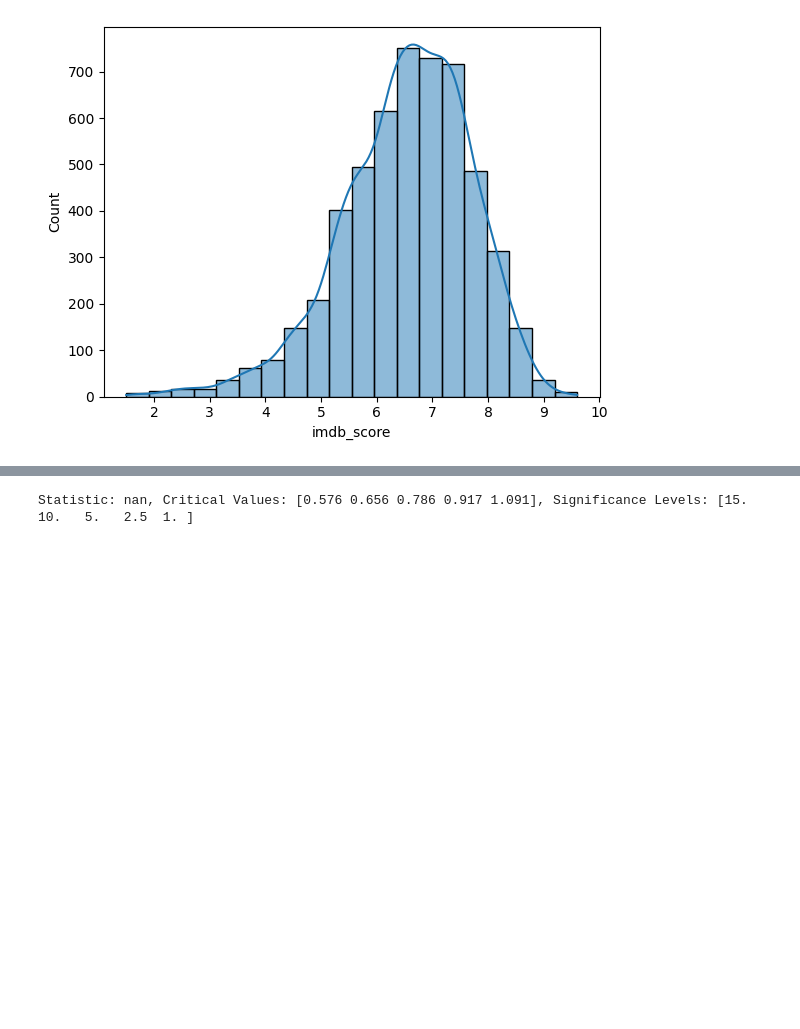
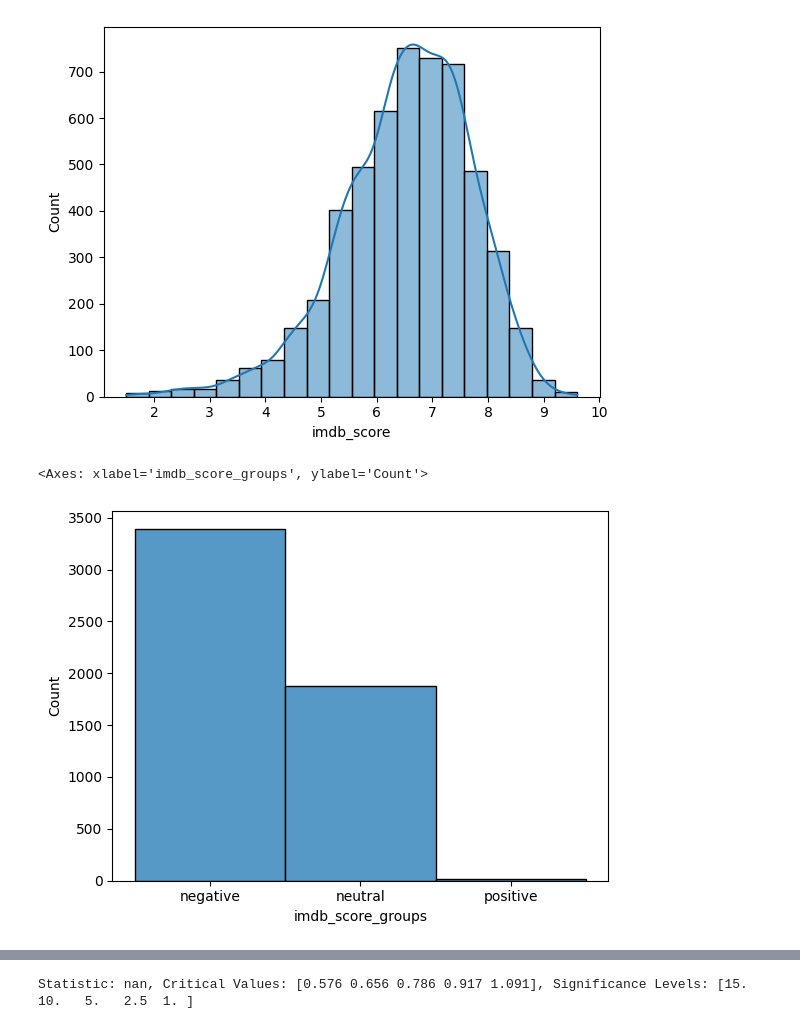
Before and after one commit to AllaKop/Netflix_IMDB_Scores, a Jupyter notebook: Netflix.ipynb, the cells around one changed output, grey strips where cells are left out. Drawn from its saved outputs; the diff is of its cells as text; code cells hidden in the pictures; blank space fills up the shorter version.

```diff
--- a/Netflix.ipynb
+++ b/Netflix.ipynb
@@ -103,3 +119,12 @@ print(f'Statistic: {result.statistic}, Critical Values: {result.critical_values}
 # %% [output]
 Statistic: 24.13819008979226, Critical Values: [0.576 0.656 0.786 0.917 1.091], Significance Levels: [15.  10.   5.   2.5  1. ]
 [figure]
+# %%
+"""Cut imdb_score into groups - 1-6 negative, 7-8 neutral, 9-10 positive"""
+
+netflix['imdb_score_groups'] = pd.cut(netflix['imdb_score'], bins=[1, 7, 9, float('inf')], labels=['negative', 'neutral', 'positive'])
+
+sns.histplot(netflix['imdb_score_groups'], bins=100)
+# %% [output]
+<Axes: xlabel='imdb_score_groups', ylabel='Count'>
+[figure, added]
```
Also changed, not shown: parts of 10 cells of this notebook.
